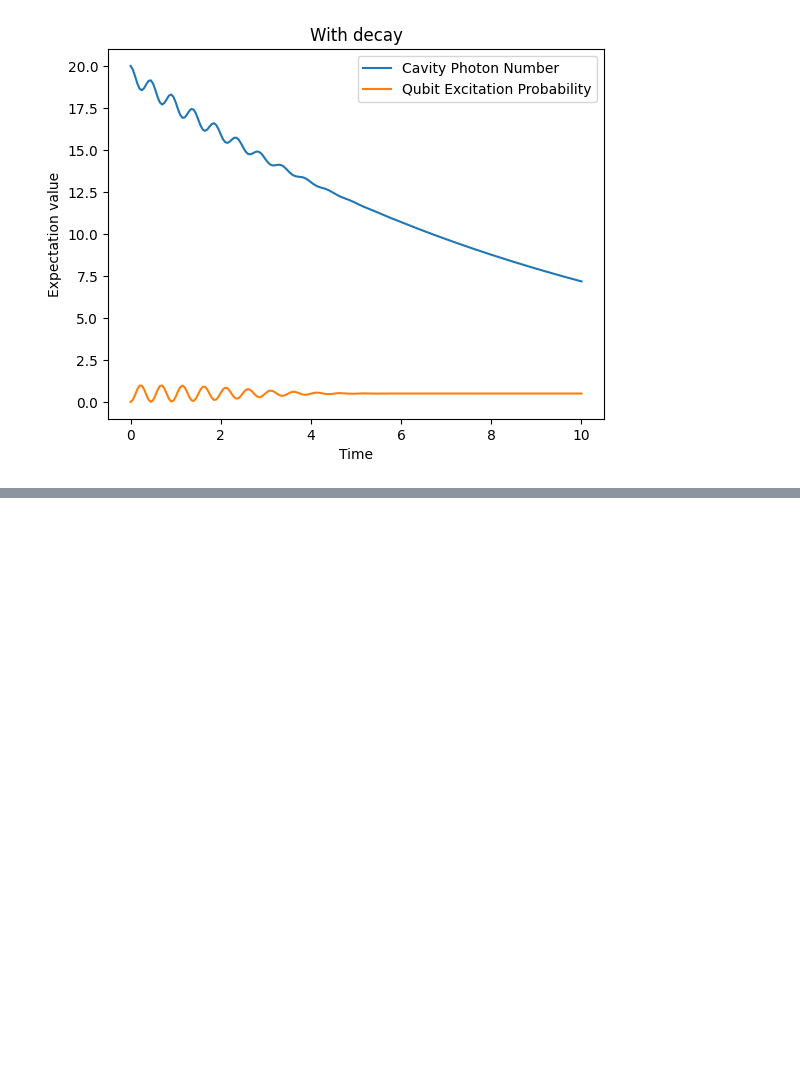
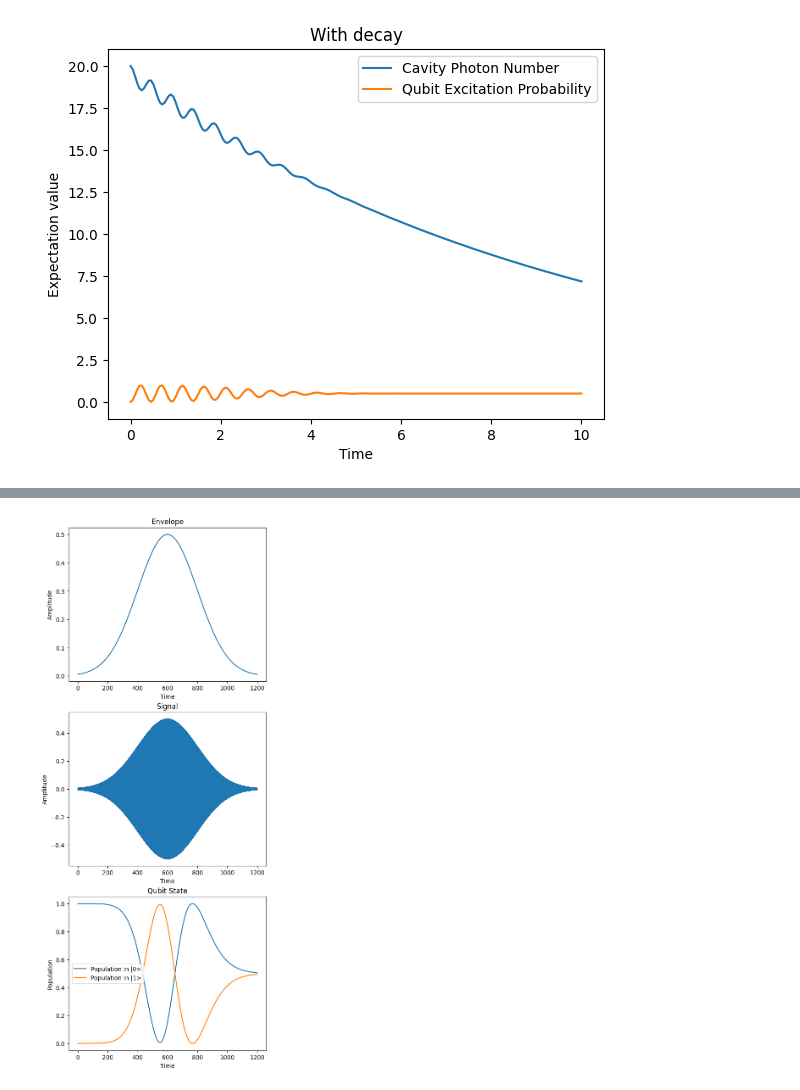
Before and after one commit to Squirtle007/CUDA-Q, a Jupyter notebook: TWCC/latest/01_cudaq_dynamics.ipynb, the cells around one changed output, grey strips where cells are left out. Saved outputs shown, nothing was run; the diff lists cells and outputs as text; code cells hidden in the pictures; blank space fills up the shorter version.

```diff
--- a/TWCC/latest/01_cudaq_dynamics.ipynb
+++ b/TWCC/latest/01_cudaq_dynamics.ipynb
@@ -405,0 +244,93 @@ evolution_result = cudaq.evolve(
+# %%
+# This example simulates time evolution of a qubit (`transmon`) being driven by a pulse.
+# The pulse is a modulated signal with a Gaussian envelop.
+# The simulation is performed in the 'lab' frame.
+
+# Set the target to our dynamics simulator
+cudaq.set_target("dynamics")
+
+# Device parameters
+# Strength of the Rabi-rate in GHz.
+rabi_rate = 0.01
+
+# Frequency of the qubit transition in GHz.
+omega = 5.0 * 2 * np.pi
+
+# Define Gaussian envelope function to approximately implement a `rx(pi/2)` gate.
+amplitude = 1. / 2.0  # Pi/2 rotation
+sigma = 1.0 / rabi_rate / amplitude
+pulse_duration = 6 * sigma
+
+
+def gaussian(t, duration, amplitude, sigma):
+    # Gaussian envelope function
+    return amplitude * np.exp(-0.5 * (t - duration / 2)**2 / (sigma)**2)
+
+
+def signal(t):
+    # Modulated signal
+    return np.cos(omega * t) * gaussian(t, pulse_duration, amplitude, sigma)
+
+
+# Qubit Hamiltonian
+hamiltonian = omega * spin.z(0) / 2
+# Add modulated driving term to the Hamiltonian
+hamiltonian += np.pi * rabi_rate * ScalarOperator(signal) * spin.x(0)
+
+# Dimensions of sub-system. We only have a single degree of freedom of dimension 2 (two-level system).
+dimensions = {0: 2}
+
+# Initial state of the system (ground state).
+psi0 = cudaq.State.from_data(cp.array([1.0, 0.0], dtype=cp.complex128))
+
+# Schedule of time steps.
+# Since this is a lab-frame simulation, the time step must be small to accurately capture the modulated signal.
+dt = 1 / omega / 2
+n_steps = int(np.ceil(pulse_duration / dt)) + 1
+steps = np.linspace(0, pulse_duration, n_steps)
+schedule = Schedule(steps, ["t"])
+
+# Run the simulation.
+# First, we run the simulation without any collapse operators (no decoherence).
+evolution_result = cudaq.evolve(
+    hamiltonian,
+    dimensions,
+    schedule,
+    psi0,
+    observables=[operators.number(0)],
+    collapse_operators=[],
+    store_intermediate_results=True,
+    integrator=ScipyZvodeIntegrator())
+
+pop1 = [
+    exp_vals[0].expectation()
+    for exp_vals in evolution_result.expectation_values()
+]
+pop0 = [1.0 - x for x in pop1]
+fig = plt.figure(figsize=(6, 16))
+envelop = [gaussian(t, pulse_duration, amplitude, sigma) for t in steps]
+
+plt.subplot(3, 1, 1)
+plt.plot(steps, envelop)
+plt.ylabel("Amplitude")
+plt.xlabel("Time")
+plt.title("Envelope")
+
+modulated_signal = [
+    np.cos(omega * t) * gaussian(t, pulse_duration, amplitude, sigma)
+    for t in steps
+]
+plt.subplot(3, 1, 2)
+plt.plot(steps, modulated_signal)
+plt.ylabel("Amplitude")
+plt.xlabel("Time")
+plt.title("Signal")
+
+plt.subplot(3, 1, 3)
+plt.plot(steps, pop0)
+plt.plot(steps, pop1)
+plt.ylabel("Population")
+plt.xlabel("Time")
+plt.legend(("Population in |0>", "Population in |1>"))
+plt.title("Qubit State")
+# %% [output]
@@ -405,0 +338 @@ evolution_result = cudaq.evolve(
+[figure, added]
```
Also changed, not shown: parts of 24 cells of this notebook.
